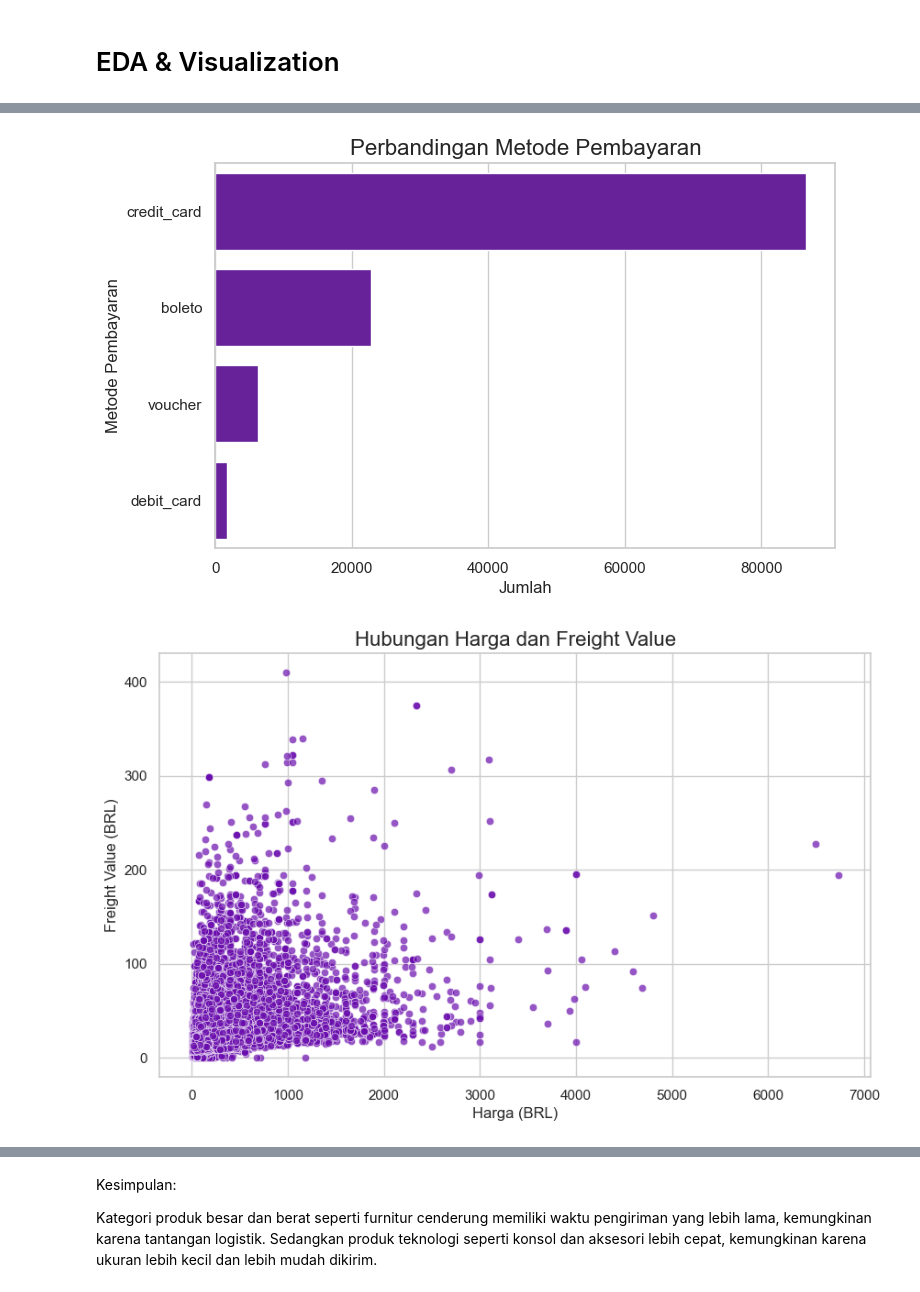
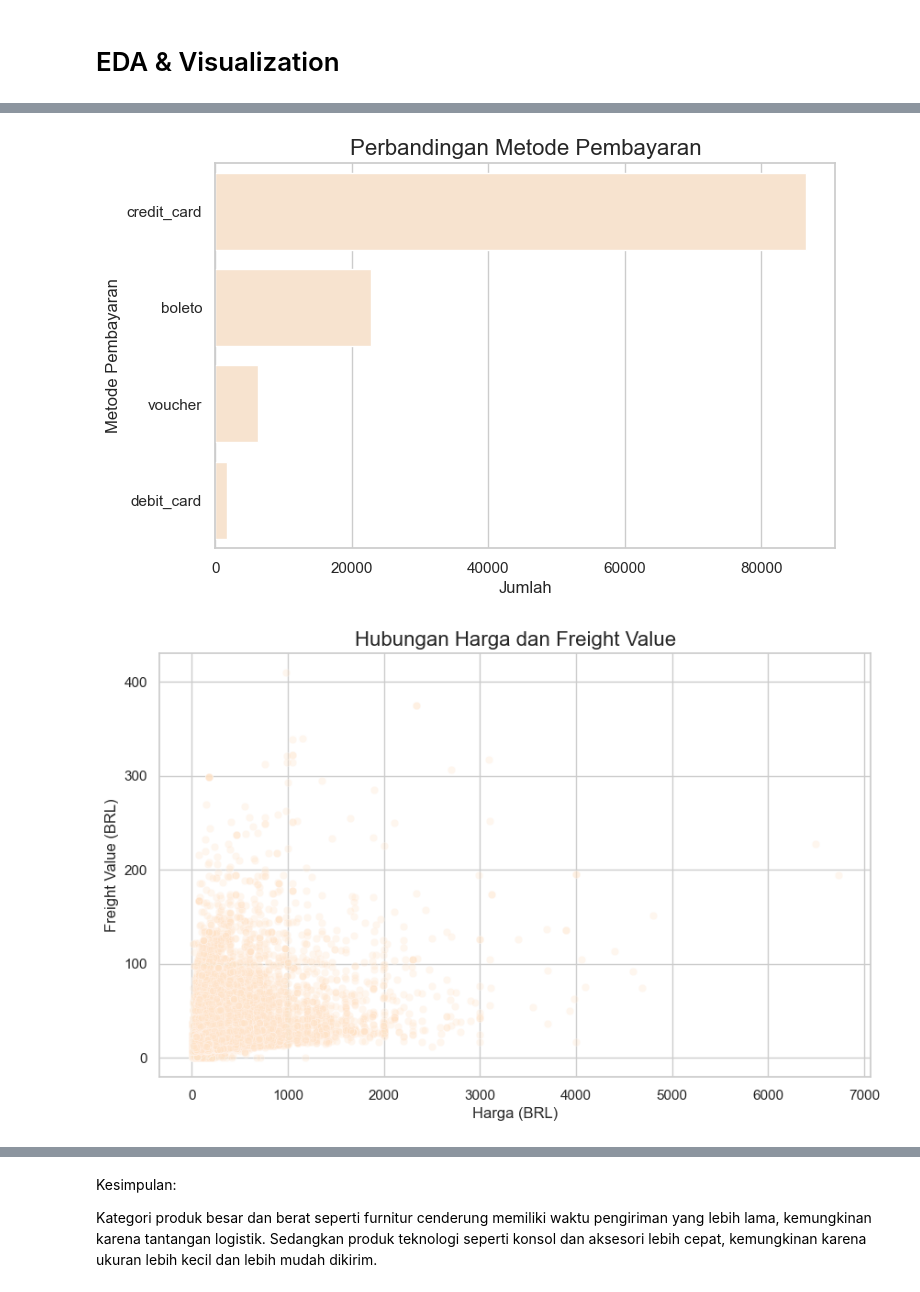
Before and after one commit to anisabintang/Dicoding-AnalisisData, a Jupyter notebook: notebook.ipynb, the cells around one changed output, grey strips where cells are left out. Cells and saved outputs as stored; diff of their text form; code cells hidden in the pictures.

```diff
--- a/notebook.ipynb
+++ b/notebook.ipynb
@@ -292,7 +293,7 @@ Meskipun terlihat seperti outlier, tetapi pada kasus e-commerce ini semuanya dia
 # %% [markdown]
 # EDA & Visualization
 # %%
-sns.set_theme(style="whitegrid", palette="dark:#6a0dad_r")
+sns.set_theme(style="whitegrid", palette="Oranges")
 # %%
 # 1. Distribusi Harga Produk
 plt.figure(figsize=(10, 6))
@@ -353,15 +354,15 @@ plt.xlabel('Jumlah')
 plt.ylabel('Metode Pembayaran')
 plt.show()
 # %% [output]
-[figure, old version]
+[figure, new version]
 # %%
 # 7. Hubungan Harga dan Freight Value
 plt.figure(figsize=(10, 6))
-sns.scatterplot(data=df, x='price', y='freight_value', alpha=0.7)
+sns.scatterplot(data=df, x='price', y='freight_value', alpha=0.3)
 plt.title('Hubungan Harga dan Freight Value', fontsize=16)
 plt.xlabel('Harga (BRL)')
 plt.ylabel('Freight Value (BRL)')
 plt.show()
 # %% [output]
-[figure, old version]
+[figure, new version]
 # %% [markdown]
```
Also changed, not shown: parts of 21 cells of this notebook, 4 other files.
